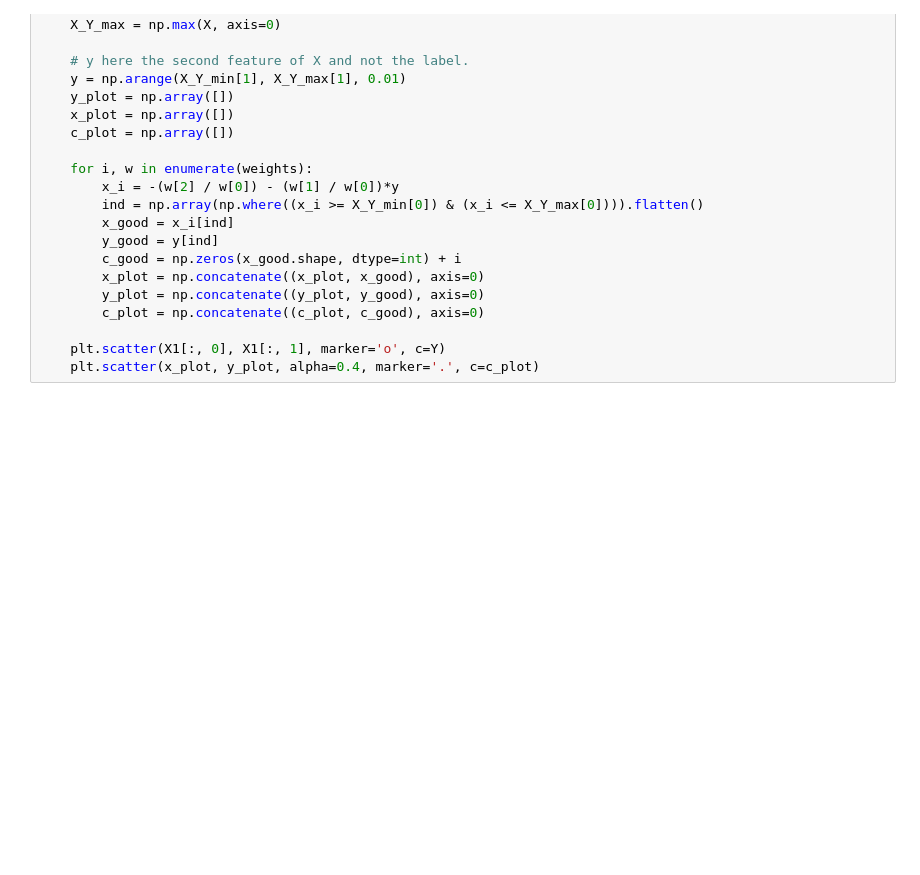
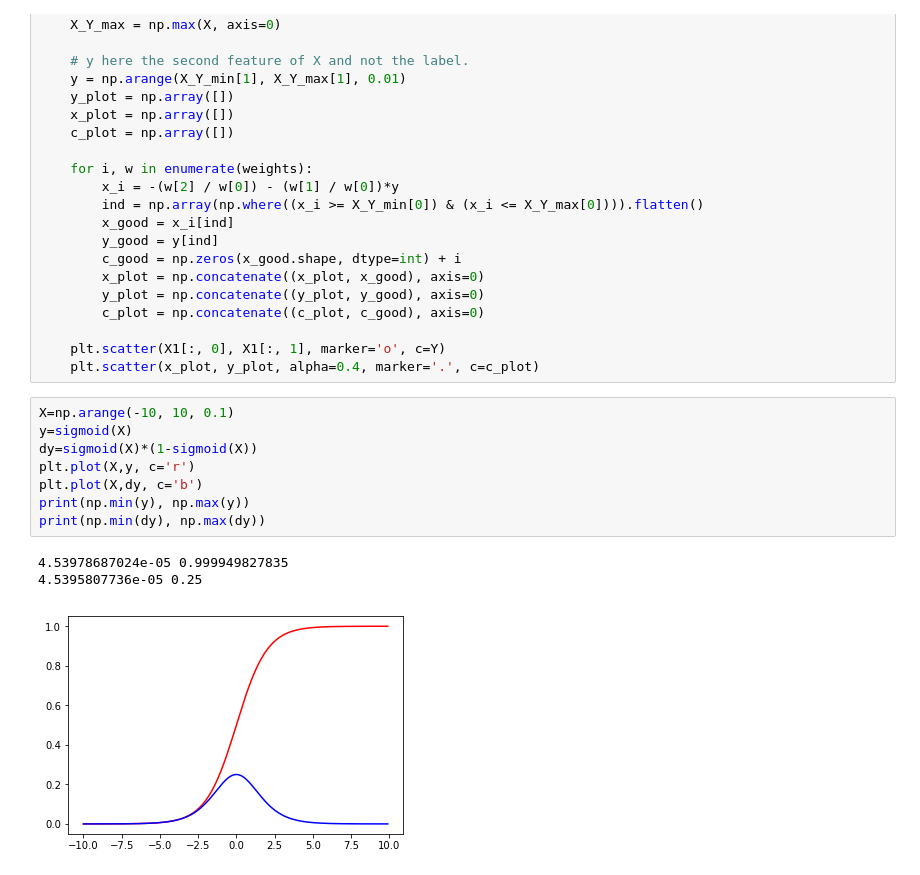
Before and after one commit to srbhchandra/NN_learn, a Jupyter notebook: SVM classification.ipynb, the cells around one changed output. Drawn from its saved outputs; the diff is of its cells as text; blank space fills up the shorter version.

```diff
--- a/SVM classification.ipynb
+++ b/SVM classification.ipynb
@@ -442,3 +442,15 @@ def plot_decision_boundary_for_2_features(X, Y, weights):
 
     plt.scatter(X1[:, 0], X1[:, 1], marker='o', c=Y)
     plt.scatter(x_plot, y_plot, alpha=0.4, marker='.', c=c_plot)
+# %%
+X=np.arange(-10, 10, 0.1)
+y=sigmoid(X)
+dy=sigmoid(X)*(1-sigmoid(X))
+plt.plot(X,y, c='r')
+plt.plot(X,dy, c='b')
+print(np.min(y), np.max(y))
+print(np.min(dy), np.max(dy))
+# %% [output]
+4.53978687024e-05 0.999949827835
+4.5395807736e-05 0.25
+[figure, added]
```
Also changed, not shown: 1 other file.
